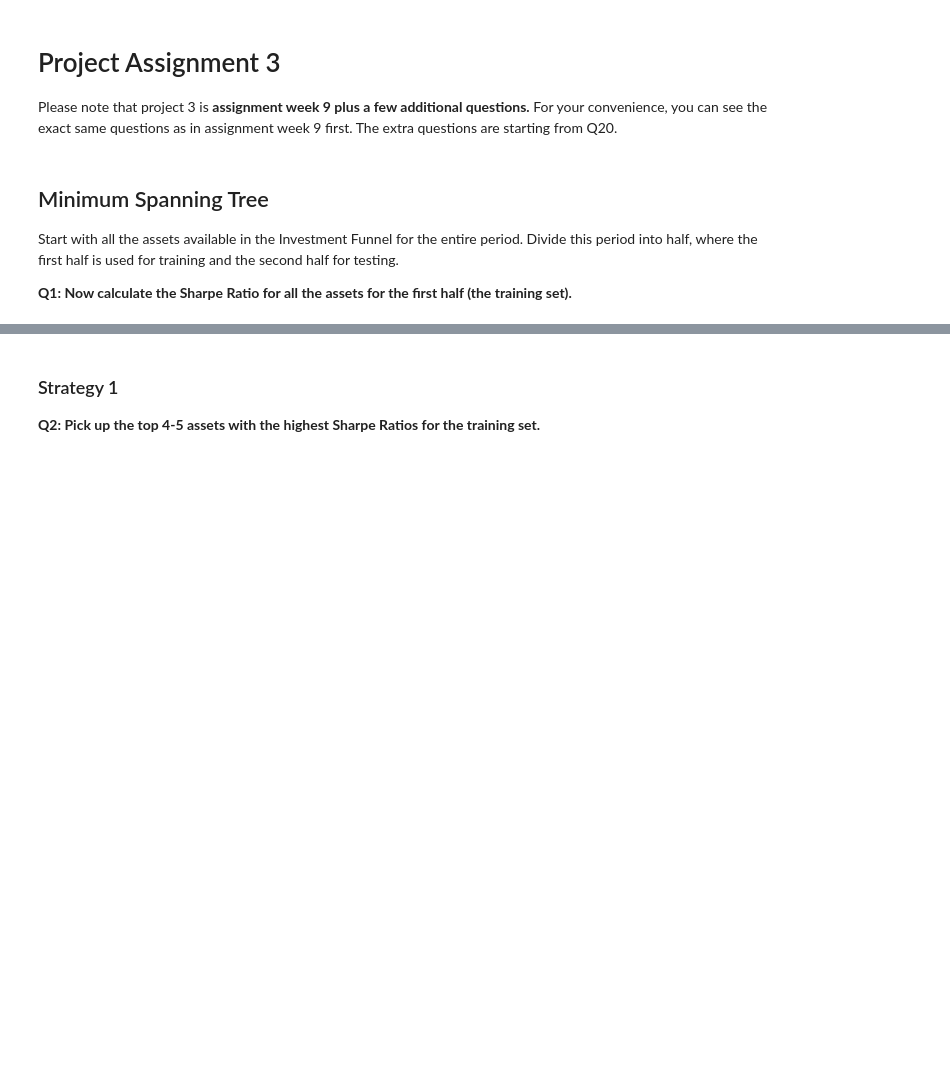
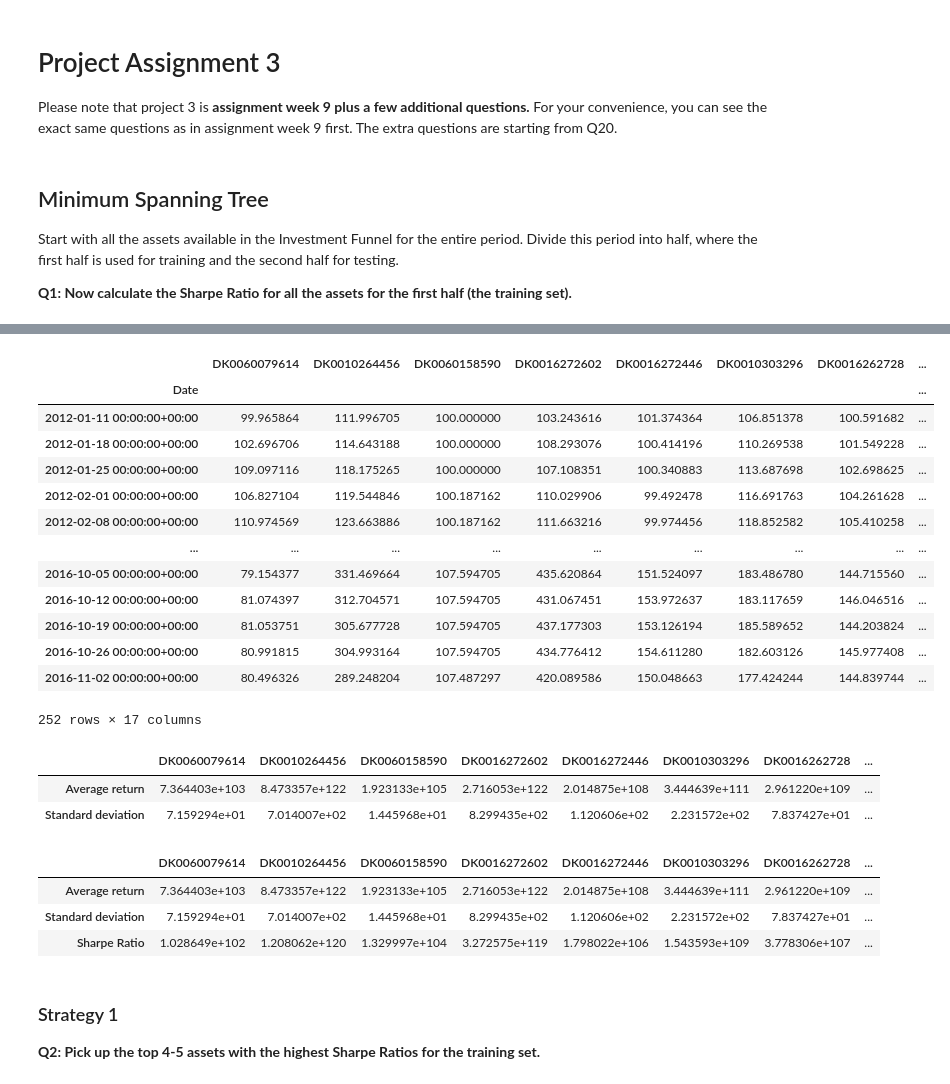
Before and after one commit to jennyjyu/financial-engineering, a Jupyter notebook: Project 3/Project 3.ipynb, the cells around one changed output, grey strips where cells are left out. Cells and saved outputs as stored; diff of their text form; code cells hidden in the pictures; blank space fills up the shorter version.

Commit message:
sharpe ratio based on 100 DKK

```diff
--- a/Project 3/Project 3.ipynb
+++ b/Project 3/Project 3.ipynb
@@ -10,0 +78,22 @@ Start with all the assets available in the Investment Funnel for the entire peri
+# %%
+returns_training = pd.DataFrame(expected_returns)
+returns_training = returns_training.transpose()
+returns_training.columns = training_set.columns
+returns_training.index = training_set.index
+# %%
+returns_training
+# %% [output]
+|  | DK0060079614 | DK0010264456 | DK0060158590 | DK0016272602 | DK0016272446 | DK0010303296 | DK0016262728 | ... |
+| Date |  |  |  |  |  |  |  | ... |
+| 2012-01-11 00:00:00+00:00 | 99.965864 | 111.996705 | 100.000000 | 103.243616 | 101.374364 | 106.851378 | 100.591682 | ... |
+| 2012-01-18 00:00:00+00:00 | 102.696706 | 114.643188 | 100.000000 | 108.293076 | 100.414196 | 110.269538 | 101.549228 | ... |
+| 2012-01-25 00:00:00+00:00 | 109.097116 | 118.175265 | 100.000000 | 107.108351 | 100.340883 | 113.687698 | 102.698625 | ... |
+| 2012-02-01 00:00:00+00:00 | 106.827104 | 119.544846 | 100.187162 | 110.029906 | 99.492478 | 116.691763 | 104.261628 | ... |
+| 2012-02-08 00:00:00+00:00 | 110.974569 | 123.663886 | 100.187162 | 111.663216 | 99.974456 | 118.852582 | 105.410258 | ... |
+| ... | ... | ... | ... | ... | ... | ... | ... | ... |
+| 2016-10-05 00:00:00+00:00 | 79.154377 | 331.469664 | 107.594705 | 435.620864 | 151.524097 | 183.486780 | 144.715560 | ... |
+| 2016-10-12 00:00:00+00:00 | 81.074397 | 312.704571 | 107.594705 | 431.067451 | 153.972637 | 183.117659 | 146.046516 | ... |
+| 2016-10-19 00:00:00+00:00 | 81.053751 | 305.677728 | 107.594705 | 437.177303 | 153.126194 | 185.589652 | 144.203824 | ... |
+| 2016-10-26 00:00:00+00:00 | 80.991815 | 304.993164 | 107.594705 | 434.776412 | 154.611280 | 182.603126 | 145.977408 | ... |
+| 2016-11-02 00:00:00+00:00 | 80.496326 | 289.248204 | 107.487297 | 420.089586 | 150.048663 | 177.424244 | 144.839744 | ... |
+252 rows × 17 columns
@@ -10,0 +115,13 @@ Start with all the assets available in the Investment Funnel for the entire peri
+# %%
+asset_info = [list(asset_info) for asset_info in zip(average_returns, stds)]
+
+info_df = pd.DataFrame(asset_info).T
+info_df.columns = training_set.columns
+info_df.index = ["Average return", "Standard deviation"]
+
+
+info_df
+# %% [output]
+|  | DK0060079614 | DK0010264456 | DK0060158590 | DK0016272602 | DK0016272446 | DK0010303296 | DK0016262728 | ... |
+| Average return | 7.364403e+103 | 8.473357e+122 | 1.923133e+105 | 2.716053e+122 | 2.014875e+108 | 3.444639e+111 | 2.961220e+109 | ... |
+| Standard deviation | 7.159294e+01 | 7.014007e+02 | 1.445968e+01 | 8.299435e+02 | 1.120606e+02 | 2.231572e+02 | 7.837427e+01 | ... |
@@ -11,3 +137,17 @@ Start with all the assets available in the Investment Funnel for the entire peri
+# %%
+asset_info = [list(asset_info) for asset_info in zip(average_returns, stds, sharpe_ratio_list)]
+
+info_df = pd.DataFrame(asset_info).T
+info_df.columns = training_set.columns
+info_df.index = ["Average return", "Standard deviation", "Sharpe Ratio"]
+
+
+info_df
+# %% [output]
+|  | DK0060079614 | DK0010264456 | DK0060158590 | DK0016272602 | DK0016272446 | DK0010303296 | DK0016262728 | ... |
+| Average return | 7.364403e+103 | 8.473357e+122 | 1.923133e+105 | 2.716053e+122 | 2.014875e+108 | 3.444639e+111 | 2.961220e+109 | ... |
+| Standard deviation | 7.159294e+01 | 7.014007e+02 | 1.445968e+01 | 8.299435e+02 | 1.120606e+02 | 2.231572e+02 | 7.837427e+01 | ... |
+| Sharpe Ratio | 1.028649e+102 | 1.208062e+120 | 1.329997e+104 | 3.272575e+119 | 1.798022e+106 | 1.543593e+109 | 3.778306e+107 | ... |
 # %% [markdown]
 ### Strategy 1
 
```
Also changed, not shown: parts of 8 cells of this notebook.
